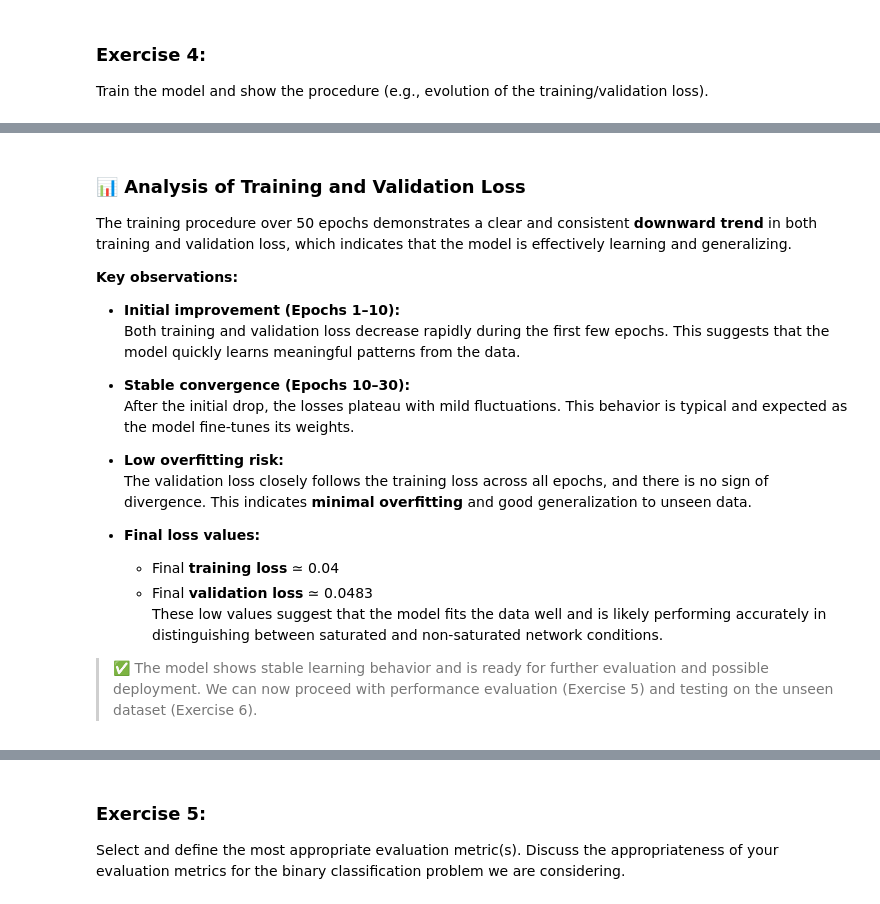
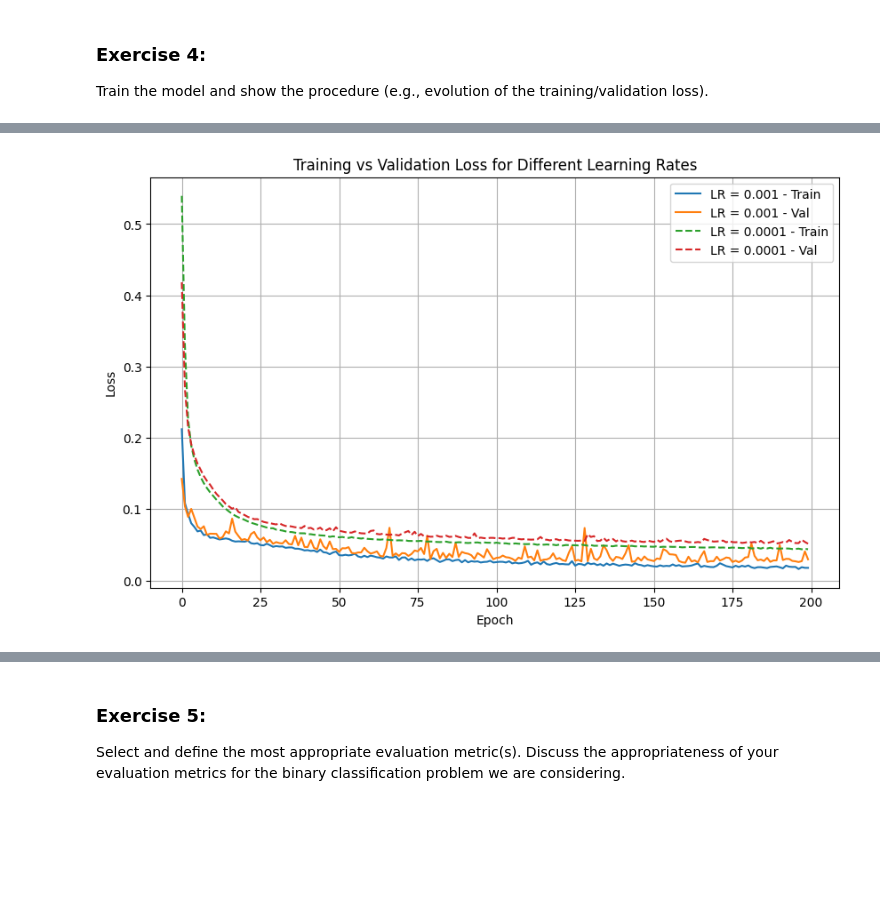
Before and after one commit to jordiestevee/ML4Net-2025, a Jupyter notebook: Lab2/AAX_Lab2.ipynb, the cells around one changed output, grey strips where cells are left out. Saved outputs shown, nothing was run; the diff lists cells and outputs as text; code cells hidden in the pictures; blank space fills up the shorter version.

```diff
--- a/Lab2/AAX_Lab2.ipynb
+++ b/Lab2/AAX_Lab2.ipynb
@@ -335,17 +313,0 @@ To effectively train our MLP model, we need to define several key hyperparameter
-# %%
-
-
-import torch
-import torch.nn as nn
-import torch.optim as optim
-
-# Define hyperparameters for training
-learning_rate = 0.0001
-num_epochs = 100
-batch_size = 32
-
-# Loss function for binary classification
-criterion = nn.BCELoss()
-
-# Optimizer for training the model
-optimizer = optim.Adam(model.parameters(), lr=learning_rate)
@@ -441,22 +379,23 @@ Epoch 100/100 — Train Loss: 0.0510 — Val Loss: 0.0581
-# %% [markdown]
-### 📊 Analysis of Training and Validation Loss
-
-The training procedure over 50 epochs demonstrates a clear and consistent **downward trend** in both training and validation loss, which indicates that the model is effectively learning and generalizing.
-
-**Key observations:**
-
-- **Initial improvement (Epochs 1–10):**
-  Both training and validation loss decrease rapidly during the first few epochs. This suggests that the model quickly learns meaningful patterns from the data.
-
-- **Stable convergence (Epochs 10–30):**
-  After the initial drop, the losses plateau with mild fluctuations. This behavior is typical and expected as the model fine-tunes its weights.
-
-- **Low overfitting risk:**
-  The validation loss closely follows the training loss across all epochs, and there is no sign of divergence. This indicates **minimal overfitting** and good generalization to unseen data.
-
-- **Final loss values:**
-  - Final **training loss** ≃ 0.04
-  - Final **validation loss** ≃ 0.0483
-  These low values suggest that the model fits the data well and is likely performing accurately in distinguishing between saturated and non-saturated network conditions.
-
-> ✅ The model shows stable learning behavior and is ready for further evaluation and possible deployment. We can now proceed with performance evaluation (Exercise 5) and testing on the unseen dataset (Exercise 6).
+# %%
+def plot_loss_curves(train1, val1, train2, val2, label1, label2):
+    import matplotlib.pyplot as plt
+
+    plt.figure(figsize=(10,6))
+    plt.plot(train1, label=f'{label1} - Train')
+    plt.plot(val1, label=f'{label1} - Val')
+    plt.plot(train2, label=f'{label2} - Train', linestyle='--')
+    plt.plot(val2, label=f'{label2} - Val', linestyle='--')
+    plt.xlabel("Epoch")
+    plt.ylabel("Loss")
+    plt.title("Training vs Validation Loss for Different Learning Rates")
+    plt.legend()
+    plt.grid(True)
+    plt.show()
+# %%
+# Run training for two learning rates
+train1, val1 = train_and_plot_for_config(lr_value=0.001, num_epochs=200, batch_size=32, label="lr=0.001")
+train2, val2 = train_and_plot_for_config(lr_value=0.0001, num_epochs=200, batch_size=32, label="lr=0.0001")
+
+# Plot the loss curves
+plot_loss_curves(train1, val1, train2, val2, label1="LR = 0.001", label2="LR = 0.0001")
+# %% [output]
@@ -462,0 +419 @@ The training procedure over 50 epochs demonstrates a clear and consistent **down
+[figure, added]
```
Also changed, not shown: parts of 14 cells of this notebook.
